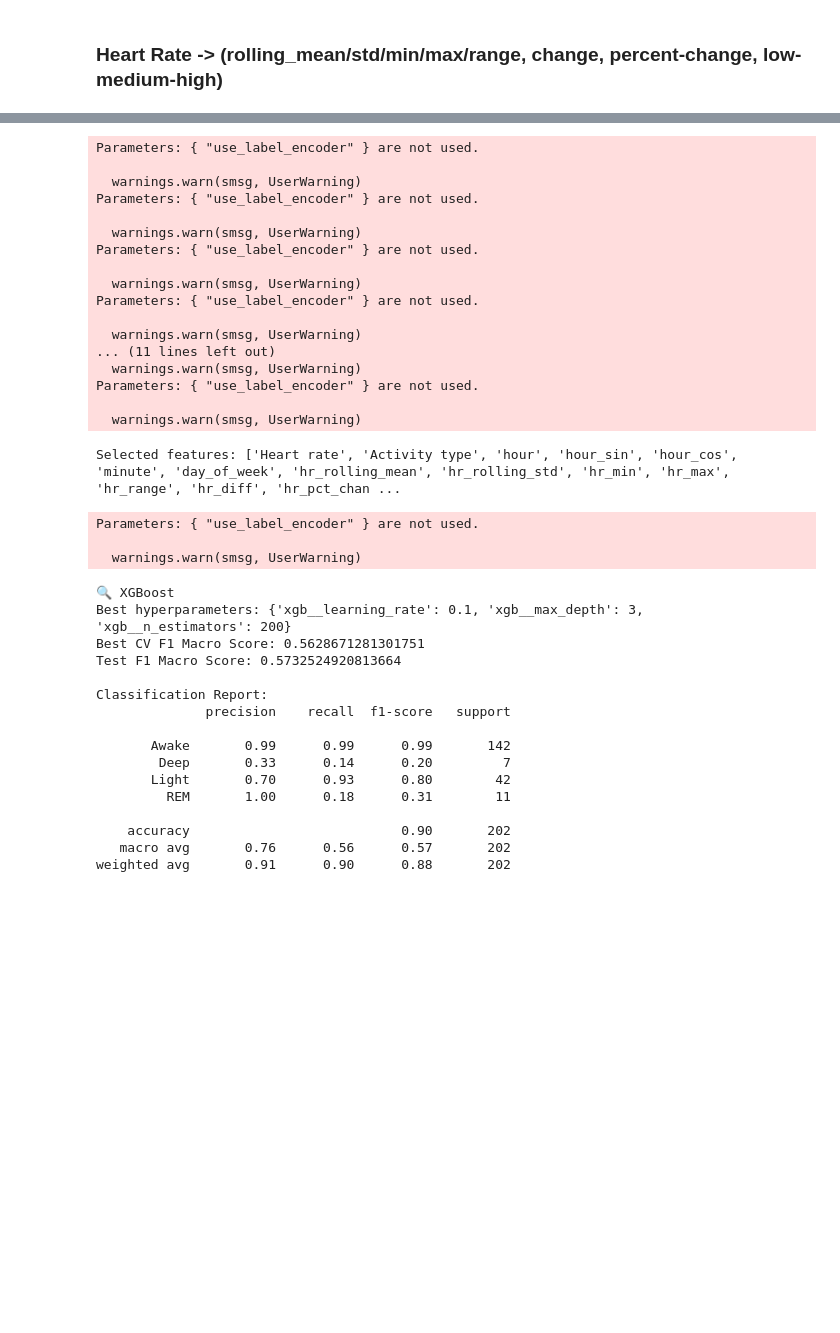
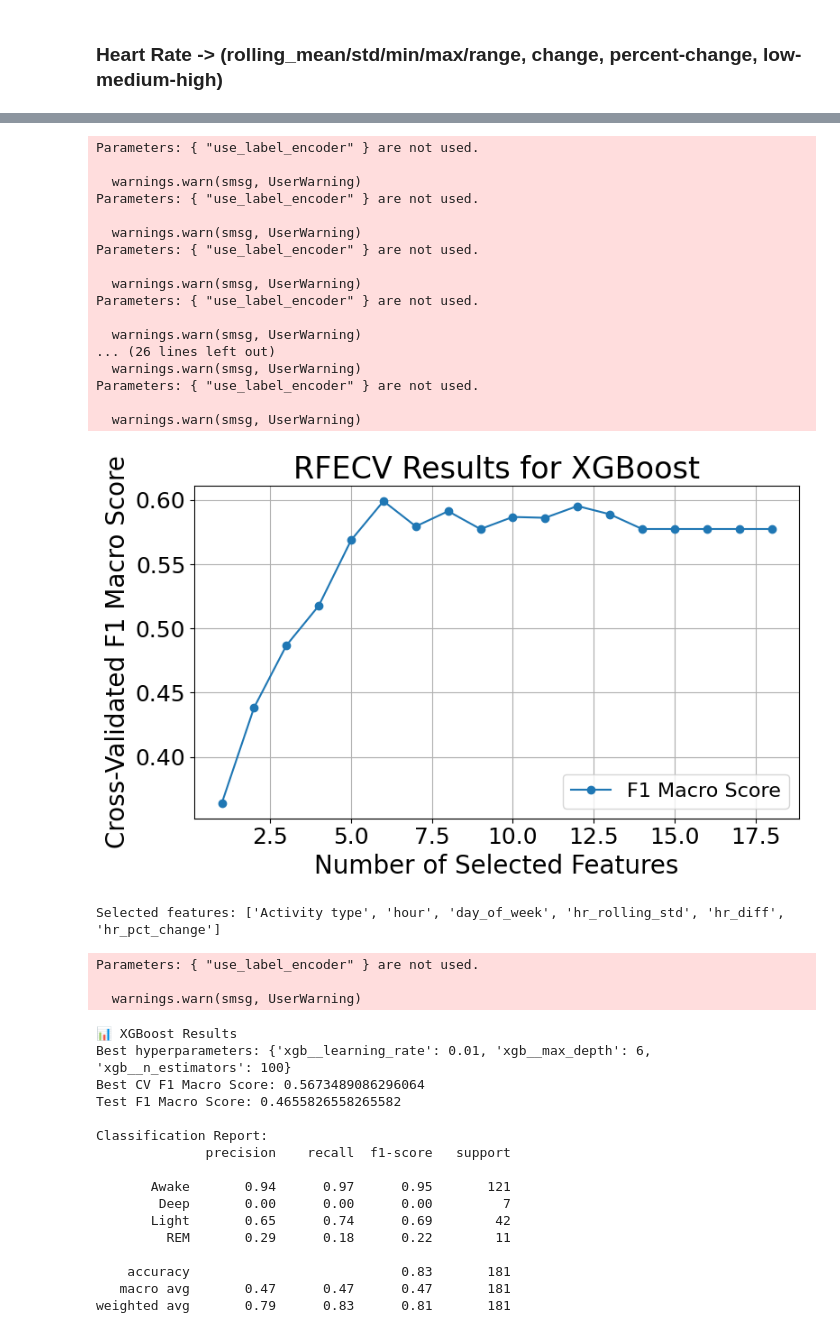
Before and after one commit to PlanetPhilip/ML4QS, a Jupyter notebook: Main.ipynb, the cells around one changed output, grey strips where cells are left out. Drawn from its saved outputs; the diff is of its cells as text; code cells hidden in the pictures; blank space fills up the shorter version.

```diff
--- a/Main.ipynb
+++ b/Main.ipynb
@@ -570,12 +622,6 @@ weighted avg       0.87      0.88      0.87       202
 # %%
 #XGBoost
-from sklearn.preprocessing import LabelEncoder
-
-# 1. Prepare data
-le = LabelEncoder()
-y = le.fit_transform(df["Sleep stage"])
-label_names = le.classes_  # ['Awake', 'Deep', 'Light', 'REM']
-X = df.drop(columns=["Sleep stage", "Timestamp", "hours_since_caffeine"])
+X = df.drop(columns=["Sleep stage", "Timestamp"])
 
 # 2. Define the raw model (not in pipeline yet!)
 xgb = XGBClassifier(
@@ -597,6 +643,29 @@ rfecv = RFECV(
 # 4. Fit RFECV and transform X
 X_selected = rfecv.fit_transform(X, y)
 
+
+# Plot RFECV performance
+plt.figure(figsize=(8, 5))
+plt.plot(
+    range(1, len(rfecv.cv_results_["mean_test_score"]) + 1),
+    rfecv.cv_results_["mean_test_score"],
+    marker='o',
+    label="F1 Macro Score"
+)
+plt.xlabel("Number of Selected Features", fontsize=20)
+plt.ylabel("Cross-Validated F1 Macro Score", fontsize=20)
+plt.title("RFECV Results for XGBoost", fontsize=24)
+plt.xticks(fontsize=18)
+plt.yticks(fontsize=18)
+plt.grid(True)
+plt.legend(fontsize=16)
+plt.tight_layout()
+
+# Save the plot
+graph_path = os.path.expanduser("~/Desktop/xgboost_rfecv_plot.png")
+plt.savefig(graph_path, dpi=300)
+plt.show()
+
 print("Selected features:", X.columns[rfecv.support_].tolist())
 
 # 5. Now prepare your pipeline with scaling and the same model
@@ -604,51 +673,52 @@ xgb_pipeline = Pipeline([
     ("scaler", StandardScaler()),
     ("xgb", xgb)
 ])
 
 # 6. Define the hyperparameter grid
 xgb_grid = {
     "xgb__n_estimators": [100, 200],
     "xgb__max_depth": [3, 6],
     "xgb__learning_rate": [0.1, 0.01]
 }
 
 # 7. Call your existing training function using the reduced feature set
 best_xgb = train_and_evaluate(X_selected, y, xgb_pipeline, xgb_grid, model_name="XGBoost", label_names=label_names, use_rfecv=False)
 # %% [output]
 Parameters: { "use_label_encoder" } are not used.
 
   warnings.warn(smsg, UserWarning)
 Parameters: { "use_label_encoder" } are not used.
 
   warnings.warn(smsg, UserWarning)
 Parameters: { "use_label_encoder" } are not used.
 
   warnings.warn(smsg, UserWarning)
 Parameters: { "use_label_encoder" } are not used.
 
   warnings.warn(smsg, UserWarning)
-... (11 lines left out)
+... (26 lines left out)
   warnings.warn(smsg, UserWarning)
 Parameters: { "use_label_encoder" } are not used.
 
   warnings.warn(smsg, UserWarning)
+[figure, new version]
-Selected features: ['Heart rate', 'Activity type', 'hour', 'hour_sin', 'hour_cos', 'minute', 'day_of_week', 'hr_rolling_mean', 'hr_rolling_std', 'hr_min', 'hr_max', 'hr_range', 'hr_diff', 'hr_pct_chan ...
+Selected features: ['Activity type', 'hour', 'day_of_week', 'hr_rolling_std', 'hr_diff', 'hr_pct_change']
 Parameters: { "use_label_encoder" } are not used.
 
   warnings.warn(smsg, UserWarning)
-🔍 XGBoost
-Best hyperparameters: {'xgb__learning_rate': 0.1, 'xgb__max_depth': 3, 'xgb__n_estimators': 200}
-Best CV F1 Macro Score: 0.5628671281301751
-Test F1 Macro Score: 0.5732524920813664
+📊 XGBoost Results
+Best hyperparameters: {'xgb__learning_rate': 0.01, 'xgb__max_depth': 6, 'xgb__n_estimators': 100}
+Best CV F1 Macro Score: 0.5673489086296064
+Test F1 Macro Score: 0.4655826558265582
 
 Classification Report:
               precision    recall  f1-score   support
 
-       Awake       0.99      0.99      0.99       142
-        Deep       0.33      0.14      0.20         7
-       Light       0.70      0.93      0.80        42
-         REM       1.00      0.18      0.31        11
+       Awake       0.94      0.97      0.95       121
+        Deep       0.00      0.00      0.00         7
+       Light       0.65      0.74      0.69        42
+         REM       0.29      0.18      0.22        11
 
-    accuracy                           0.90       202
-   macro avg       0.76      0.56      0.57       202
-weighted avg       0.91      0.90      0.88       202
+    accuracy                           0.83       181
+   macro avg       0.47      0.47      0.47       181
+weighted avg       0.79      0.83      0.81       181
```
Also changed, not shown: parts of 24 cells of this notebook, 1 other file.
